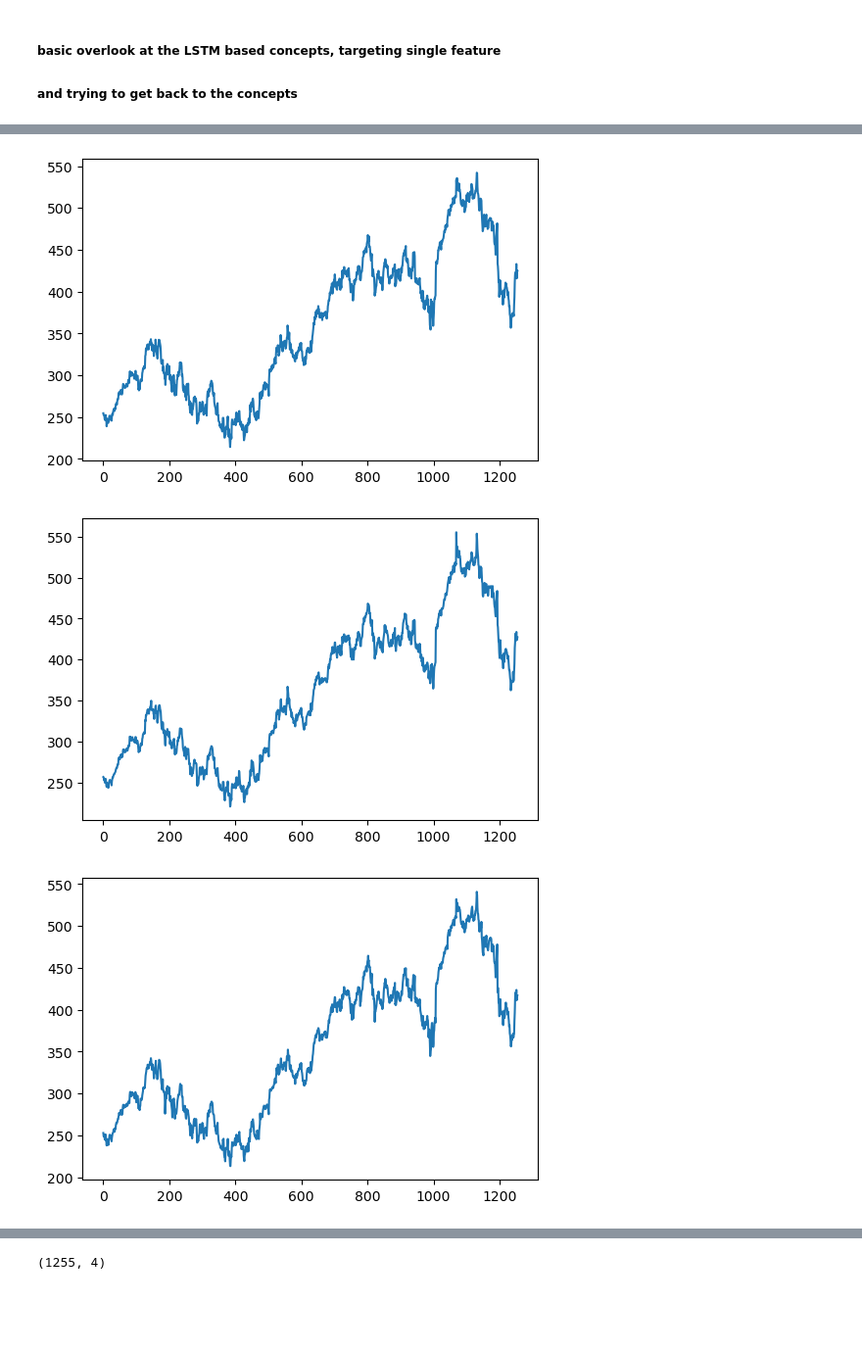
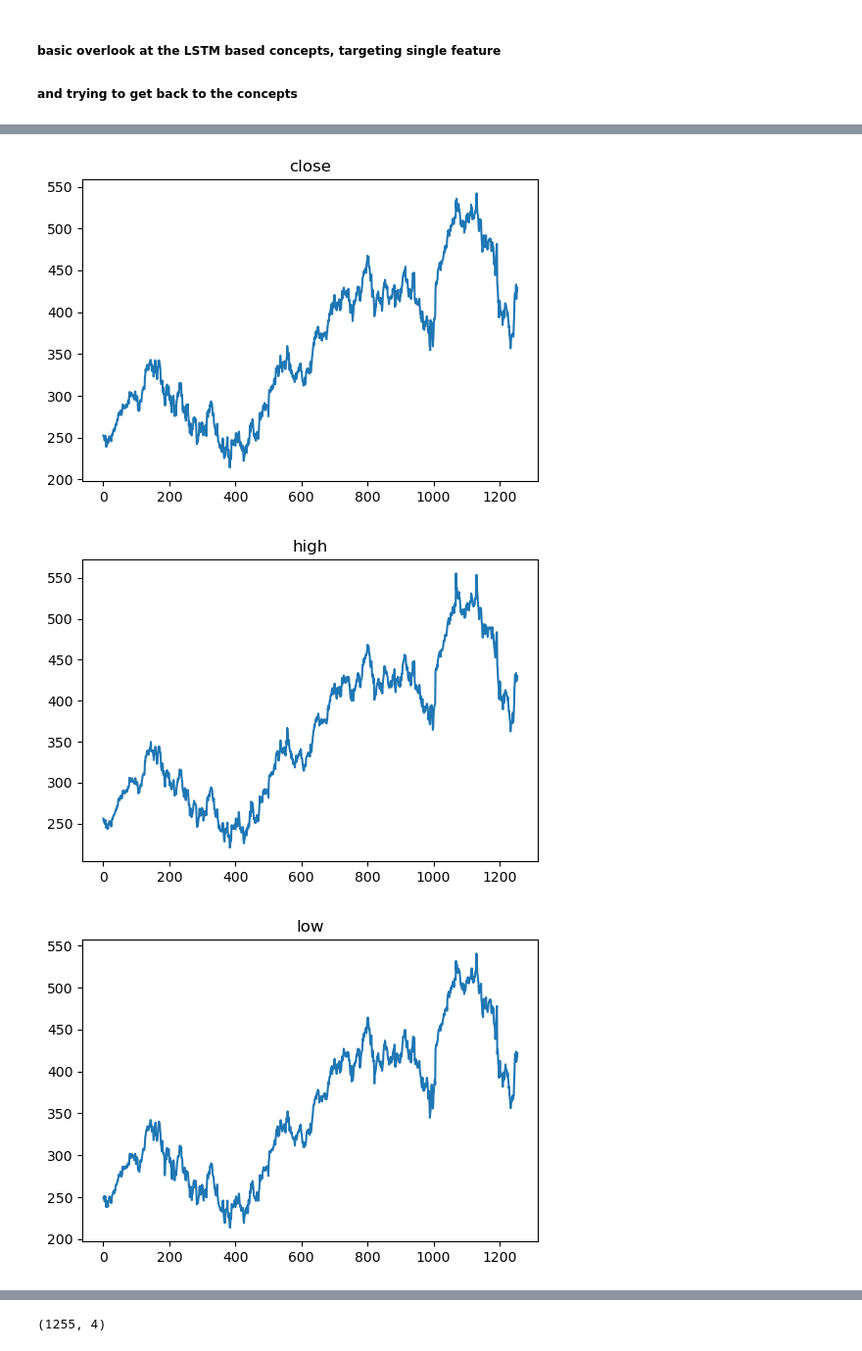
Before and after one commit to utsav87589/LSTM---Stock-price-prediction, a Jupyter notebook: test_files/v1/revision/25-04.ipynb, the cells around one changed output, grey strips where cells are left out. Shown at 98% size. Saved outputs shown, nothing was run; the diff lists cells and outputs as text; code cells hidden in the pictures; blank space fills up the shorter version.

```diff
--- a/test_files/v1/revision/25-04.ipynb
+++ b/test_files/v1/revision/25-04.ipynb
@@ -45,9 +45,10 @@ array([[254.56  , 256.5399, 252.95  , 256.078 ],
 # %%
 ### plotting the graphs
 for i in range (0, 4) :
     plt.figure(figsize = (6, 4))
+    plt.title(features_to_target[i])
     plt.plot(df_stock_MSFT[:, i])
 # %% [output]
-[figure, old version]
+[figure, new version]
-[figure, old version]
+[figure, new version]
-[figure, old version]
+[figure, new version]
```
Also changed, not shown: parts of 22 cells of this notebook.
